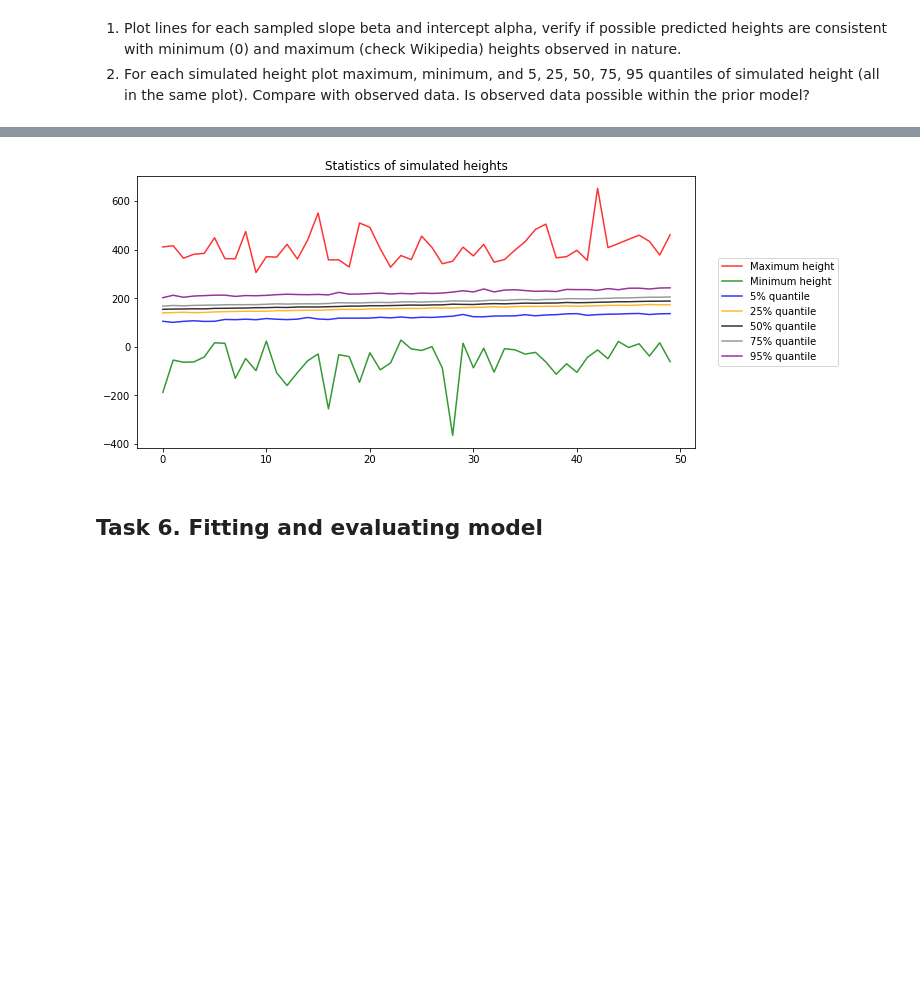
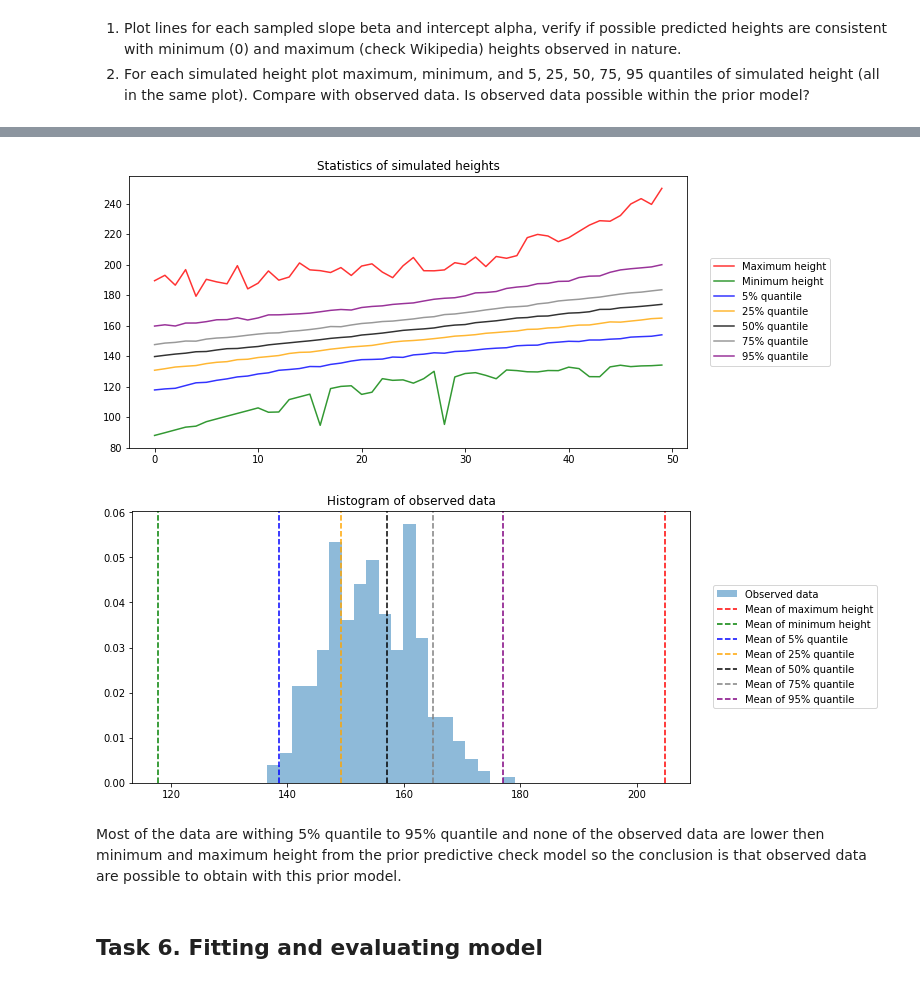
Before and after one commit to nmpluta/data-analytics-lectures, a Jupyter notebook: Data Analytics/Lab 4/lab4.ipynb, the cells around one changed output, grey strips where cells are left out. Drawn from its saved outputs; the diff is of its cells as text; code cells hidden in the pictures; blank space fills up the shorter version.

Commit message:
4: add histogram for task 5 and resolution of task 6
Update of homework exercises from the laboratory 4 (27.03.2023)

```diff
--- a/Data Analytics/Lab 4/lab4.ipynb
+++ b/Data Analytics/Lab 4/lab4.ipynb
@@ -365,39 +314,61 @@ plt.show()
 # %%
-# 2. For each simulated height plot maximum, minimum, and 5, 25, 50, 75, 95 quantiles of simulated height (all in the same plot). Compare with observed data. Is observed data possible within the prior model?
+# 2a. For each simulated height plot maximum, minimum, and 5, 25, 50, 75, 95 quantiles of simulated height (all in the same plot).
 max = np.zeros(len(sim.stan_variable('height_pred')[0]))
 min = np.zeros(len(sim.stan_variable('height_pred')[0]))
 q5 = np.zeros(len(sim.stan_variable('height_pred')[0]))
 q25 = np.zeros(len(sim.stan_variable('height_pred')[0]))
 q50 = np.zeros(len(sim.stan_variable('height_pred')[0]))
 q75 = np.zeros(len(sim.stan_variable('height_pred')[0]))
 q95 = np.zeros(len(sim.stan_variable('height_pred')[0]))
 
 for i in range(len(sim.stan_variable('height_pred')[0])):
     max[i] = np.max(sim.stan_variable('height_pred')[:, i])
-    # remove min equal to 0
-    if np.min(sim.stan_variable('height_pred')[:, i]) == 0:
-        continue
-    else:
-        min[i] = np.min(sim.stan_variable('height_pred')[:, i])
+    min[i] = np.min(sim.stan_variable('height_pred')[:, i])
     q5[i] = np.quantile(sim.stan_variable('height_pred')[:, i], 0.05)
     q25[i] = np.quantile(sim.stan_variable('height_pred')[:, i], 0.25)
     q50[i] = np.quantile(sim.stan_variable('height_pred')[:, i], 0.50)
     q75[i] = np.quantile(sim.stan_variable('height_pred')[:, i], 0.75)
     q95[i] = np.quantile(sim.stan_variable('height_pred')[:, i], 0.95)
 
 plt.figure(figsize=(10, 5))
 plt.title('Statistics of simulated heights')
 plt.plot(max, alpha=0.8, color='red', label="Maximum height")
 plt.plot(min, alpha=0.8, color='green', label="Minimum height")
 plt.plot(q5, alpha=0.8, color='blue', label="5% quantile")
 plt.plot( q25, alpha=0.8, color='orange', label="25% quantile")
 plt.plot(q50, alpha=0.8, color='black', label="50% quantile")
 plt.plot(q75, alpha=0.8, color='gray', label="75% quantile")
 plt.plot(q95, alpha=0.8, color='purple', label="95% quantile")
 plt.legend(bbox_to_anchor=(1.04, 0.5), loc="center left", borderaxespad=0)
 plt.show()
+
+# 2b. Compare with observed data. Is observed data possible within the prior model?
+mean_max = np.mean(max)
+mean_min = np.mean(min)
+mean_q5 = np.mean(q5)
+mean_q25 = np.mean(q25)
+mean_q50 = np.mean(q50)
+mean_q75 = np.mean(q75)
+mean_q95 = np.mean(q95)
+
+# Plot observed data on histogram and vertiacal line to see if it is possible within the prior model.
+plt.figure(figsize=(10, 5))
+plt.title('Histogram of observed data')
+plt.hist(d.height, bins=20, density=True, alpha=0.5, label="Observed data")
+plt.axvline(mean_max, color='red', linestyle='--', label="Mean of maximum height")
+plt.axvline(mean_min, color='green', linestyle='--', label="Mean of minimum height")
+plt.axvline(mean_q5, color='blue', linestyle='--', label="Mean of 5% quantile")
+plt.axvline(mean_q25, color='orange', linestyle='--', label="Mean of 25% quantile")
+plt.axvline(mean_q50, color='black', linestyle='--', label="Mean of 50% quantile")
+plt.axvline(mean_q75, color='gray', linestyle='--', label="Mean of 75% quantile")
+plt.axvline(mean_q95, color='purple', linestyle='--', label="Mean of 95% quantile")
+plt.legend(bbox_to_anchor=(1.04, 0.5), loc="center left", borderaxespad=0)
+plt.show()
 # %% [output]
-[figure, old version]
+[figure, new version]
+[figure, added]
+# %% [markdown]
+Most of the data are withing 5% quantile to 95% quantile and none of the observed data are lower then minimum and maximum height from the prior predictive check model so the conclusion is that observed data are possible to obtain with this prior model.
 # %% [markdown]
 ## Task 6. Fitting and evaluating model
 # %%
```
Also changed, not shown: parts of 13 cells of this notebook, 6 other files.
